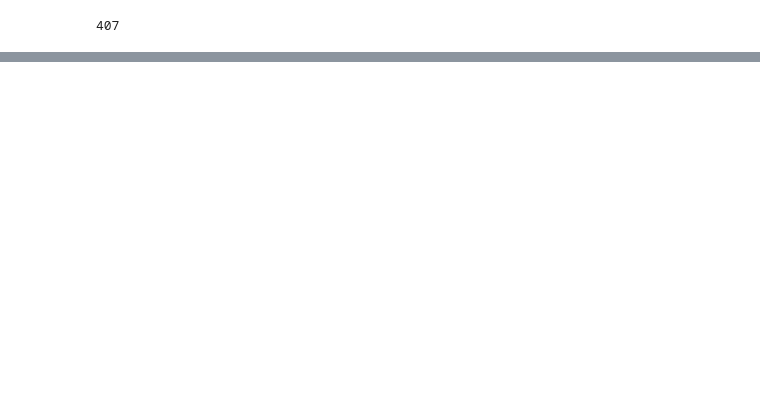
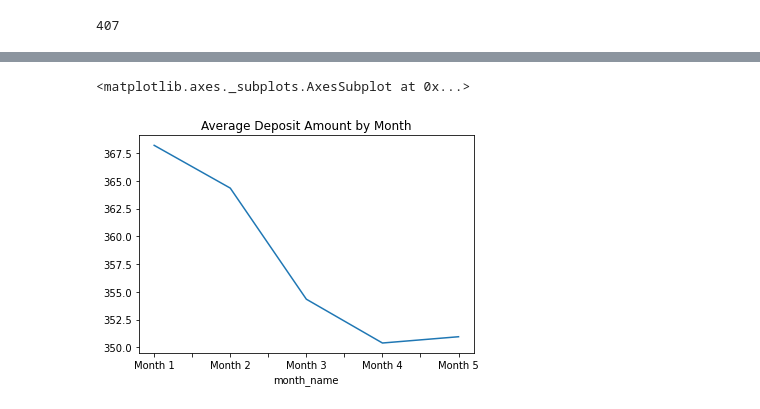
Before and after one commit to AvatarJoshi/marketing_campaign_analysis, a Jupyter notebook: marketing_analysis.ipynb, the cells around one changed output, grey strips where cells are left out. Cells and saved outputs as stored; diff of their text form; code cells hidden in the pictures; blank space fills up the shorter version.

```diff
--- a/marketing_analysis.ipynb
+++ b/marketing_analysis.ipynb
@@ -134,0 +156,6 @@ testing that these changes will be saved without issue from m2.
+# %%
+# Plot average deposit amount by month
+small_deposits_df.groupby('month_name').deposit_amount.mean().plot(kind='line', title='Average Deposit Amount by Month')
+# %% [output]
+<matplotlib.axes._subplots.AxesSubplot at 0x...>
+[figure, added]
```
Also changed, not shown: parts of 9 cells of this notebook.
